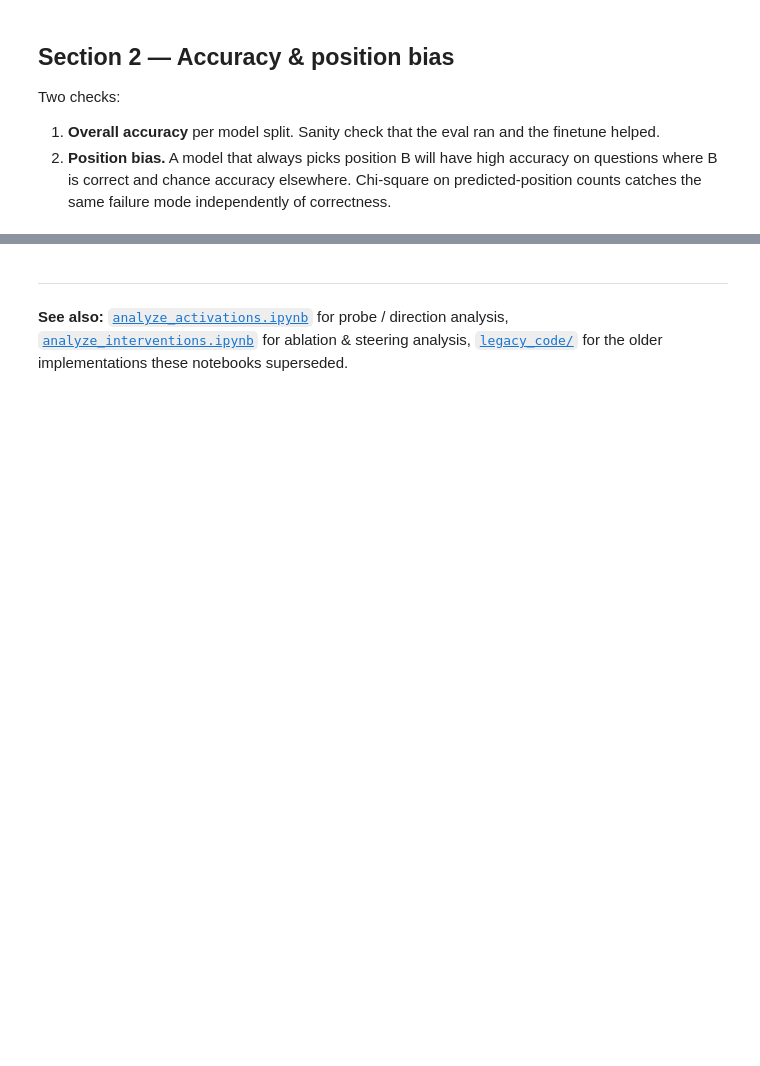
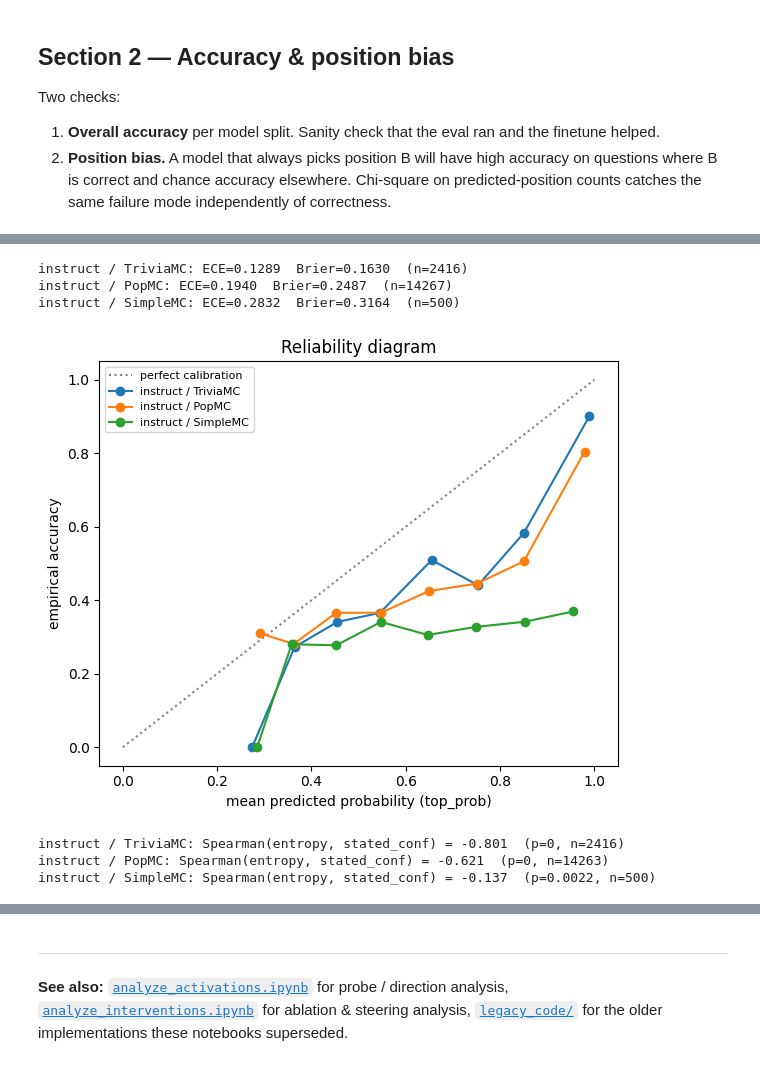
Before and after one commit to tristan-day-research/llm-metacognition, a Jupyter notebook: analysis/analyze_performance.ipynb, the cells around one changed output, grey strips where cells are left out. Cells and saved outputs as stored; diff of their text form; code cells hidden in the pictures; blank space fills up the shorter version.

```diff
--- a/analysis/analyze_performance.ipynb
+++ b/analysis/analyze_performance.ipynb
@@ -137,35 +233,39 @@ Stated-confidence calibration uses the model's `expected_confidence` field (comp
 # %%
 def calibration_panel(df, label):
     if df.empty or 'top_prob' not in df.columns:
         print(f'{label}: missing top_prob'); return None
     valid = df.dropna(subset=['top_prob', 'is_correct'])
-    tab = calibration_table(valid['top_prob'].to_numpy(),
-                            valid['is_correct'].astype(float).to_numpy())
-    ece = expected_calibration_error(valid['top_prob'].to_numpy(),
-                                     valid['is_correct'].astype(float).to_numpy())
-    brier = brier_score(valid['top_prob'].to_numpy(),
-                        valid['is_correct'].astype(float).to_numpy())
+    conf = valid['top_prob'].to_numpy()
+    correct = valid['is_correct'].astype(float).to_numpy()
+    tab = calibration_table(conf, correct)
+    ece = expected_calibration_error(conf, correct)
+    brier = brier_score(conf, correct)
     print(f'{label}: ECE={ece:.4f}  Brier={brier:.4f}  (n={len(valid)})')
     return tab
 
-tab_base = calibration_panel(df_base, 'base')
-tab_ft   = calibration_panel(df_ft,   'finetuned')
+tabs = {label: calibration_panel(r["df"], label) for label, r in runs.items()}
 
-fig, ax = plt.subplots(figsize=(5, 5))
+fig, ax = plt.subplots(figsize=(6, 5))
 ax.plot([0, 1], [0, 1], color='gray', linestyle=':', label='perfect calibration')
-for tab, label, color in [(tab_base, 'base', 'tab:blue'), (tab_ft, 'finetuned', 'tab:orange')]:
+for label, tab in tabs.items():
     if tab is None or tab.empty:
         continue
-    ax.plot(tab['mean_conf'], tab['accuracy'], 'o-', label=label, color=color)
+    ax.plot(tab['mean_conf'], tab['accuracy'], 'o-', label=label)
 ax.set_xlabel('mean predicted probability (top_prob)')
 ax.set_ylabel('empirical accuracy')
 ax.set_title('Reliability diagram')
-ax.legend(); plt.tight_layout(); plt.show()
+ax.legend(fontsize=8); plt.tight_layout(); plt.show()
+# %% [output]
+instruct / TriviaMC: ECE=0.1289  Brier=0.1630  (n=2416)
+instruct / PopMC: ECE=0.1940  Brier=0.2487  (n=14267)
+instruct / SimpleMC: ECE=0.2832  Brier=0.3164  (n=500)
+[figure, added]
 # %%
 # Metacognition: Spearman(entropy, stated_confidence). Negative = the model's
 # stated confidence tracks its internal uncertainty (more entropy → less
-# confidence). Requires the eval to have been run with --no_confidence absent.
-for df, label in [(df_base, 'base'), (df_ft, 'finetuned')]:
+# confidence). Requires the eval to have been run with stated-confidence on.
+for label, r in runs.items():
+    df = r["df"]
     if df.empty or 'expected_confidence' not in df.columns or 'entropy' not in df.columns:
         print(f'{label}: skipping (no stated-confidence column)'); continue
     valid = df.dropna(subset=['entropy', 'expected_confidence'])
@@ -173,3 +273,7 @@ for df, label in [(df_base, 'base'), (df_ft, 'finetuned')]:
         print(f'{label}: no valid rows'); continue
     rho, p = spearmanr(valid['entropy'], valid['expected_confidence'])
     print(f'{label}: Spearman(entropy, stated_conf) = {rho:+.3f}  (p={p:.2g}, n={len(valid)})')
+# %% [output]
+instruct / TriviaMC: Spearman(entropy, stated_conf) = -0.801  (p=0, n=2416)
+instruct / PopMC: Spearman(entropy, stated_conf) = -0.621  (p=0, n=14263)
+instruct / SimpleMC: Spearman(entropy, stated_conf) = -0.137  (p=0.0022, n=500)
```
Also changed, not shown: parts of 22 cells of this notebook, 14 other files.
